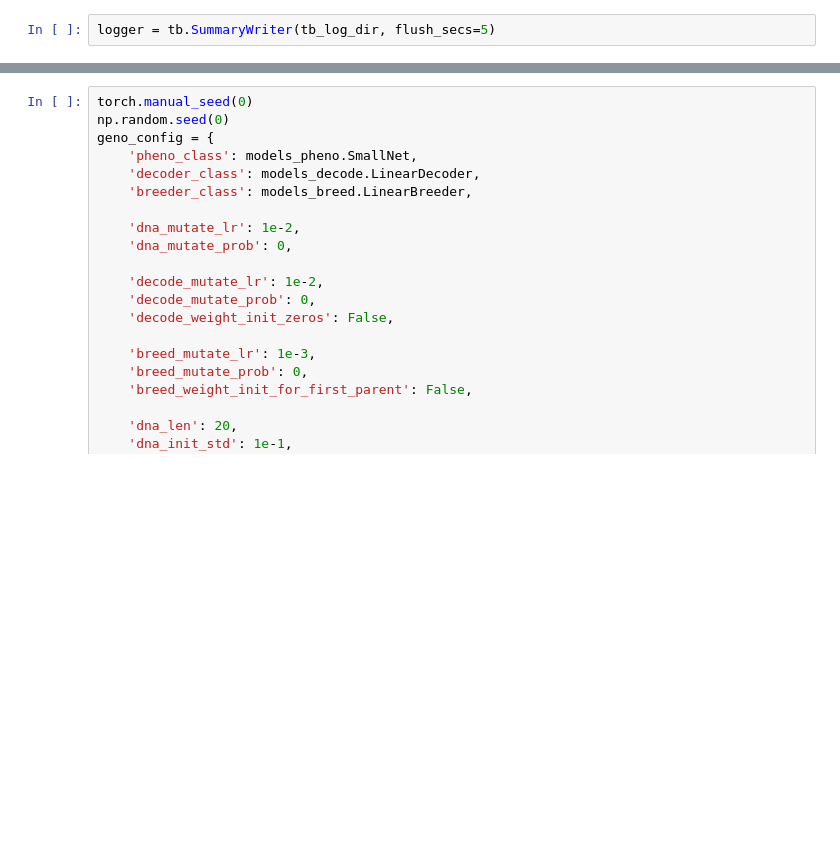
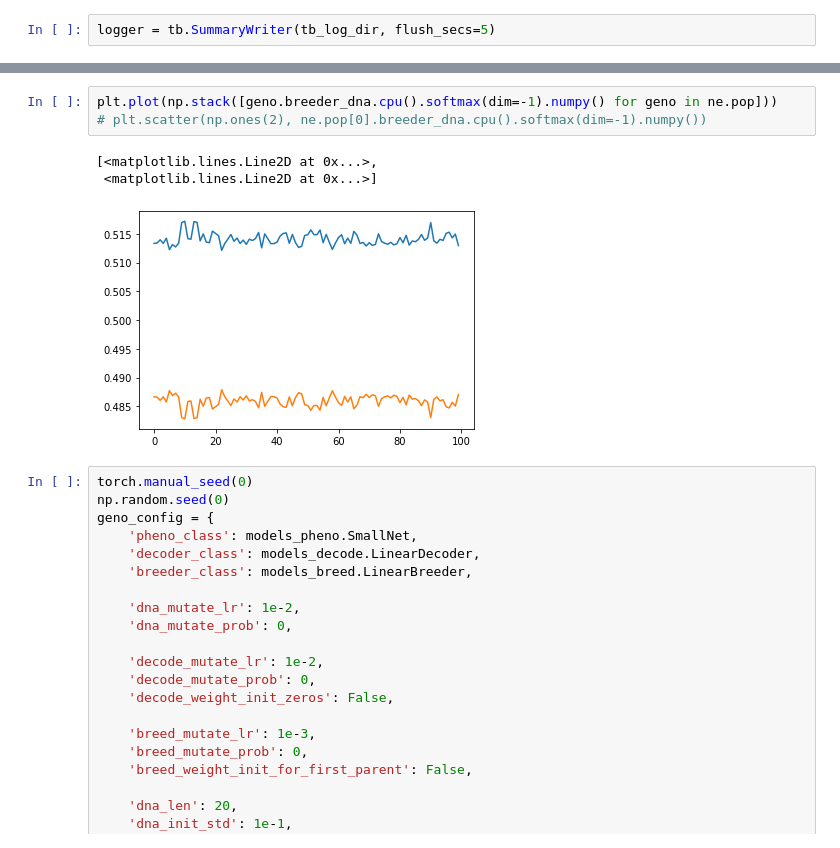
Before and after one commit to akarshkumar0101/evolved-neuroevolution, a Jupyter notebook: ne_experiment.ipynb, the cells around one changed output, grey strips where cells are left out. Cells and saved outputs as stored; diff of their text form; blank space fills up the shorter version.

```diff
--- a/ne_experiment.ipynb
+++ b/ne_experiment.ipynb
@@ -198,3 +219,10 @@ KeyboardInterrupt:
+# %%
+plt.plot(np.stack([geno.breeder_dna.cpu().softmax(dim=-1).numpy() for geno in ne.pop]))
+# plt.scatter(np.ones(2), ne.pop[0].breeder_dna.cpu().softmax(dim=-1).numpy())
+# %% [output]
+[<matplotlib.lines.Line2D at 0x...>,
+ <matplotlib.lines.Line2D at 0x...>]
+[figure, added]
 # %%
 torch.manual_seed(0)
 np.random.seed(0)
```
Also changed, not shown: parts of 16 cells of this notebook, 1 other file.
